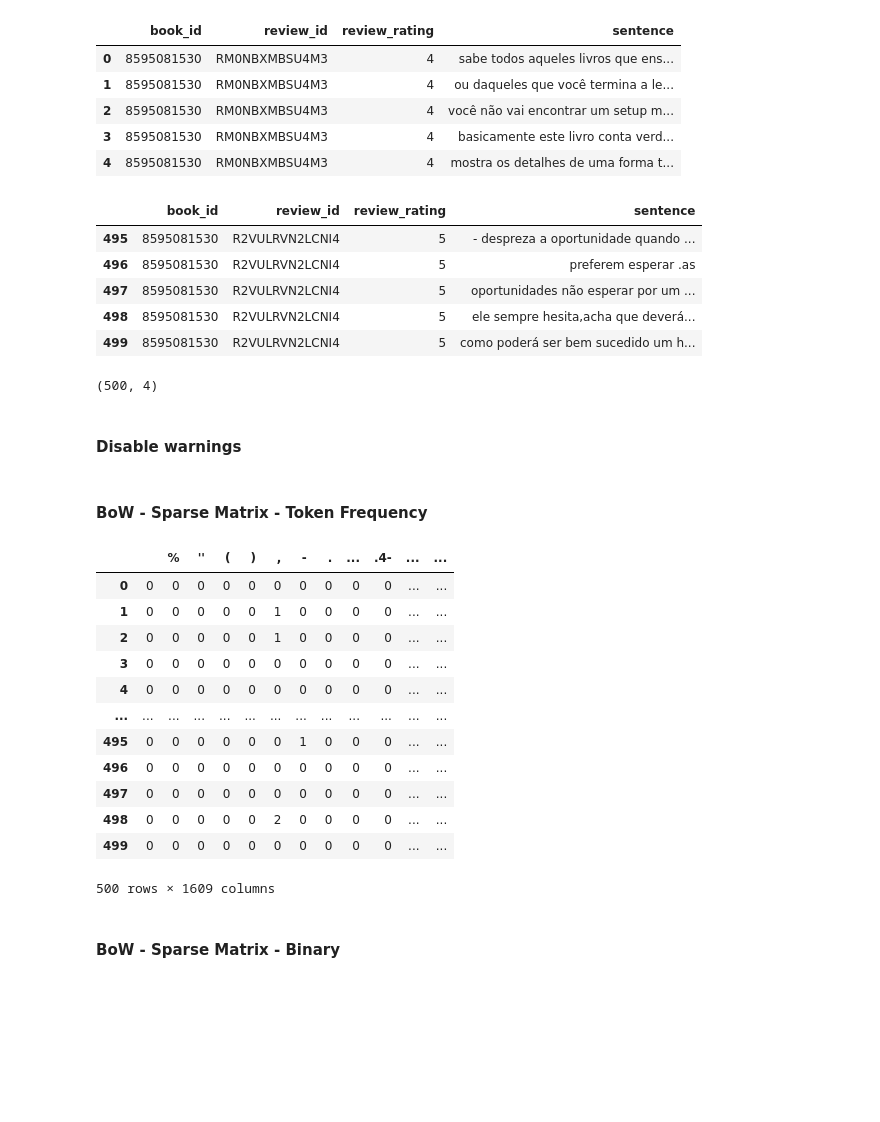
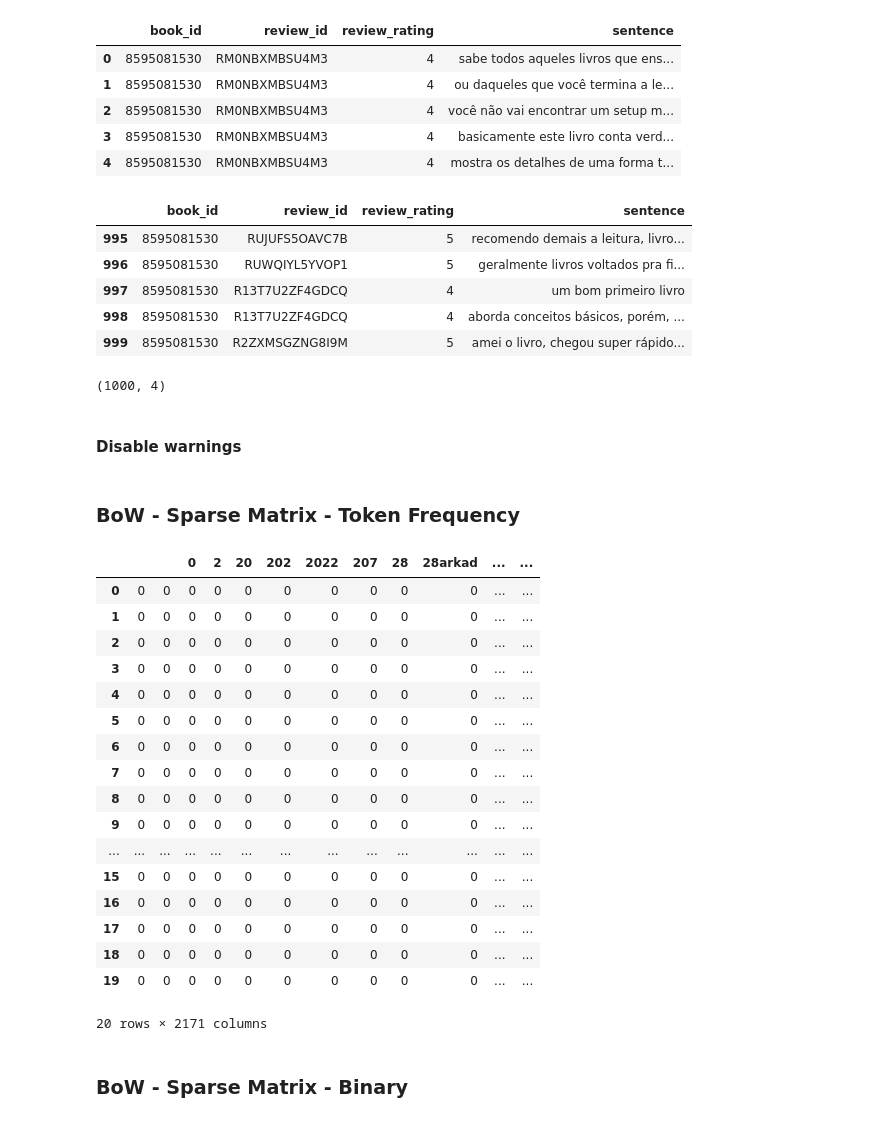
Before and after one commit to danieldasilvacosta/categorias-avaliacoes-amazon, a Jupyter notebook: notebooks/4-analysis.ipynb, the cells around one changed output. Saved outputs shown, nothing was run; the diff lists cells and outputs as text; code cells hidden in the pictures; blank space fills up the shorter version.

```diff
--- a/notebooks/4-analysis.ipynb
+++ b/notebooks/4-analysis.ipynb
@@ -539,5 +560,5 @@ plt.show()
 # %%
-lineTotal = 500
+lineTotal = 1000
 
 partialDf = df.iloc[ :lineTotal ]
 partialDf.head()
@@ -552,15 +573,15 @@ partialDf.head()
 partialDf.tail()
 # %% [output]
 |  | book_id | review_id | review_rating | sentence |
-| 495 | 8595081530 | R2VULRVN2LCNI4 | 5 | - despreza a oportunidade quando ... |
-| 496 | 8595081530 | R2VULRVN2LCNI4 | 5 | preferem esperar .as |
-| 497 | 8595081530 | R2VULRVN2LCNI4 | 5 | oportunidades não esperar por um ... |
-| 498 | 8595081530 | R2VULRVN2LCNI4 | 5 | ele sempre hesita,acha que deverá... |
-| 499 | 8595081530 | R2VULRVN2LCNI4 | 5 | como poderá ser bem sucedido um h... |
+| 995 | 8595081530 | RUJUFS5OAVC7B | 5 | recomendo demais a leitura, livro... |
+| 996 | 8595081530 | RUWQIYL5YVOP1 | 5 | geralmente livros voltados pra fi... |
+| 997 | 8595081530 | R13T7U2ZF4GDCQ | 4 | um bom primeiro livro |
+| 998 | 8595081530 | R13T7U2ZF4GDCQ | 4 | aborda conceitos básicos, porém, ... |
+| 999 | 8595081530 | R2ZXMSGZNG8I9M | 5 | amei o livro, chegou super rápido... |
 # %%
 partialDf.shape
 # %% [output]
-(500, 4)
+(1000, 4)
 # %% [markdown]
 #### Disable warnings
 # %%
@@ -587,40 +608,68 @@ warnings.filterwarnings("ignore")
 # partialDf.head()
 # %%
 def tokenizer( sentence ):
+
+    # sentence = sentence.strip("!%'(),-.—“”●♥")
+    sentence = sentence.replace("!", "")
+    sentence = sentence.replace("%", "")
+    sentence = sentence.replace("'", "")
+    sentence = sentence.replace("(", "")
+    sentence = sentence.replace(")", "")
+    sentence = sentence.replace(",", "")
+    sentence = sentence.replace("-", "")
+    sentence = sentence.replace("—", "")
+    sentence = sentence.replace("“", "")
+    sentence = sentence.replace("”", "")
+    sentence = sentence.replace("●", "")
+    sentence = sentence.replace("♥", "")
+    sentence = sentence.replace(".", "")
+    sentence = sentence.replace("4", "")
+    sentence = sentence.replace("/", "")
+    sentence = sentence.replace("03", "")
+    sentence = sentence.replace("1", "")
+    sentence = sentence.replace("10", "")
+    sentence = sentence.replace("115", "")
+    sentence = sentence.replace("12", "")
+
     doc = nlp( sentence )
     tokens = [token.lemma_ for token in doc]
 
     return tokens
 # %% [markdown]
-#### BoW - Sparse Matrix - Token Frequency
+### BoW - Sparse Matrix - Token Frequency
 # %%
 vectorizer = CountVectorizer(
     tokenizer=tokenizer,
     ngram_range=(1,1))
 # X = vectorizer.fit_transform( partialDf['sentence'] )
 # print( vectorizer.get_feature_names_out() )
 # print( X.toarray() )
 
 dfBowTokenFrequency = pd.DataFrame(
     data = vectorizer.fit_transform( partialDf['sentence'] ).toarray(),
     columns = vectorizer.get_feature_names())
-dfBowTokenFrequency
+dfBowTokenFrequency.head(20)
 # %% [output]
-|  |  | % | '' | ( | ) | , | - | . | ... | .4- | ... | ... |
+|  |  |  | 0 | 2 | 20 | 202 | 2022 | 207 | 28 | 28arkad | ... | ... |
 | 0 | 0 | 0 | 0 | 0 | 0 | 0 | 0 | 0 | 0 | 0 | ... | ... |
-| 1 | 0 | 0 | 0 | 0 | 0 | 1 | 0 | 0 | 0 | 0 | ... | ... |
-| 2 | 0 | 0 | 0 | 0 | 0 | 1 | 0 | 0 | 0 | 0 | ... | ... |
+| 1 | 0 | 0 | 0 | 0 | 0 | 0 | 0 | 0 | 0 | 0 | ... | ... |
+| 2 | 0 | 0 | 0 | 0 | 0 | 0 | 0 | 0 | 0 | 0 | ... | ... |
 | 3 | 0 | 0 | 0 | 0 | 0 | 0 | 0 | 0 | 0 | 0 | ... | ... |
 | 4 | 0 | 0 | 0 | 0 | 0 | 0 | 0 | 0 | 0 | 0 | ... | ... |
+| 5 | 0 | 0 | 0 | 0 | 0 | 0 | 0 | 0 | 0 | 0 | ... | ... |
+| 6 | 0 | 0 | 0 | 0 | 0 | 0 | 0 | 0 | 0 | 0 | ... | ... |
+| 7 | 0 | 0 | 0 | 0 | 0 | 0 | 0 | 0 | 0 | 0 | ... | ... |
+| 8 | 0 | 0 | 0 | 0 | 0 | 0 | 0 | 0 | 0 | 0 | ... | ... |
+| 9 | 0 | 0 | 0 | 0 | 0 | 0 | 0 | 0 | 0 | 0 | ... | ... |
 | ... | ... | ... | ... | ... | ... | ... | ... | ... | ... | ... | ... | ... |
-| 495 | 0 | 0 | 0 | 0 | 0 | 0 | 1 | 0 | 0 | 0 | ... | ... |
-| 496 | 0 | 0 | 0 | 0 | 0 | 0 | 0 | 0 | 0 | 0 | ... | ... |
-| 497 | 0 | 0 | 0 | 0 | 0 | 0 | 0 | 0 | 0 | 0 | ... | ... |
-| 498 | 0 | 0 | 0 | 0 | 0 | 2 | 0 | 0 | 0 | 0 | ... | ... |
-| 499 | 0 | 0 | 0 | 0 | 0 | 0 | 0 | 0 | 0 | 0 | ... | ... |
+| 15 | 0 | 0 | 0 | 0 | 0 | 0 | 0 | 0 | 0 | 0 | ... | ... |
+| 16 | 0 | 0 | 0 | 0 | 0 | 0 | 0 | 0 | 0 | 0 | ... | ... |
+| 17 | 0 | 0 | 0 | 0 | 0 | 0 | 0 | 0 | 0 | 0 | ... | ... |
+| 18 | 0 | 0 | 0 | 0 | 0 | 0 | 0 | 0 | 0 | 0 | ... | ... |
+| 19 | 0 | 0 | 0 | 0 | 0 | 0 | 0 | 0 | 0 | 0 | ... | ... |
-500 rows × 1609 columns
+20 rows × 2171 columns
 # %% [markdown]
-#### BoW - Sparse Matrix - Binary
+### BoW - Sparse Matrix - Binary
 # %%
 vectorizer = CountVectorizer(
     tokenizer=tokenizer,
```
Also changed, not shown: parts of 56 cells of this notebook.
